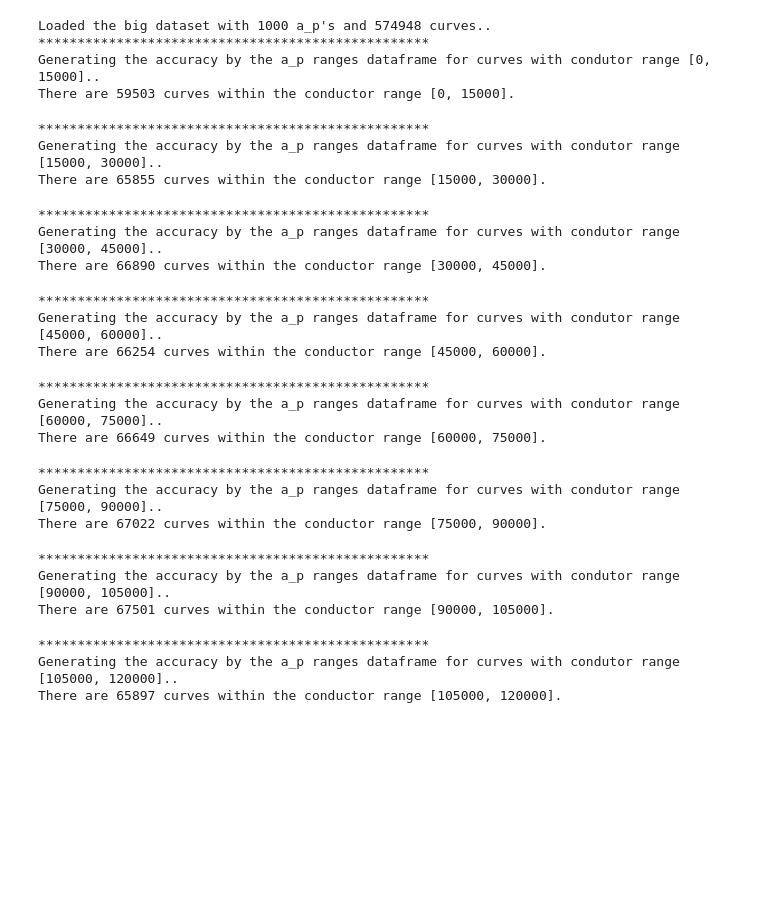
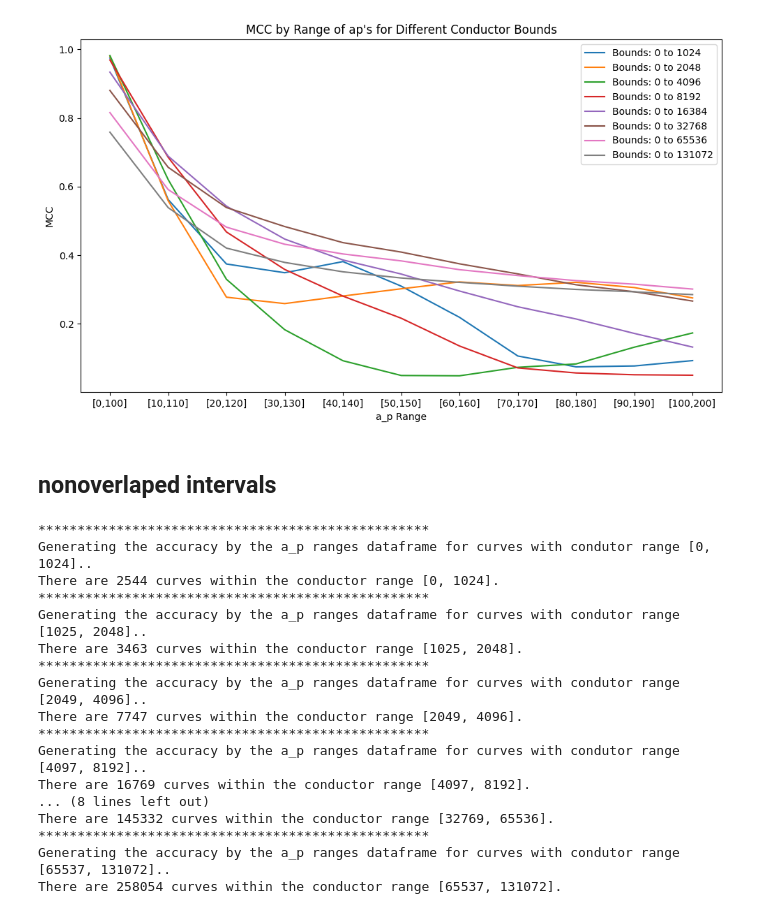
Before and after one commit to BarinderBanwait/ml_rnt, a Jupyter notebook: notebooks/AccuracyByApRange_Demo.ipynb, the cells around one changed output. Saved outputs shown, nothing was run; the diff lists cells and outputs as text; code cells hidden in the pictures; blank space fills up the shorter version.

```diff
--- a/notebooks/AccuracyByApRange_Demo.ipynb
+++ b/notebooks/AccuracyByApRange_Demo.ipynb
@@ -3,0 +7,3 @@ import utils
+# %%
+path = r"..\data_files\parquet_by_conductors\ecq_B_200_cond_0_123456_one_per_iso.parquet"
+df = utils.load_data(path)
@@ -4,10 +50,12 @@ import utils
+# %%
+utils.plot_AccuracyByApRange(res_dict, metric_name = metric.__name__, size = (10,6))
+# %% [output]
+[figure, added]
+# %% [markdown]
+## nonoverlaped intervals
 # %%
-path = r"../data_files/1000_aps/ecq_B_1000_all_one_per_iso_1_131017.parquet"
-df = utils.load_data(path)
-
 # choose your desired bounds (including the end points)
-conductor_range_size = 15000
-bounds_list = [((i-1)*conductor_range_size,i*conductor_range_size) for i in range(1,131017 // conductor_range_size + 1)]
+bounds_list = [(0,2**10)]+[(2**i + 1,2**(i+1)) for i in range(10,17)]
 
 # choose your model
 model = LogisticRegression(max_iter = 3000)
@@ -15,35 +63,30 @@ model = LogisticRegression(max_iter = 3000)
 # choose your desired number of a_p's
 n_ap = 100
 
-res_dict = {}
-# Example usage
-for bounds in bounds_list:
-   lower_bound, upper_bound = bounds
-   res_dict[bounds] = utils.Generate_AccByApRange_df(df, lower_bound, upper_bound, model, n_ap, ap_selection="rolling", rolling_jump=25)
+# choose your metric
+metric = matthews_corrcoef
-# %% [output]
-Loaded the big dataset with 1000 a_p's and 574948 curves..
-**************************************************
-Generating the accuracy by the a_p ranges dataframe for curves with condutor range [0, 15000]..
-There are 59503 curves within the conductor range [0, 15000].
-**************************************************
-Generating the accuracy by the a_p ranges dataframe for curves with condutor range [15000, 30000]..
-There are 65855 curves within the conductor range [15000, 30000].
-**************************************************
-Generating the accuracy by the a_p ranges dataframe for curves with condutor range [30000, 45000]..
-There are 66890 curves within the conductor range [30000, 45000].
-**************************************************
-Generating the accuracy by the a_p ranges dataframe for curves with condutor range [45000, 60000]..
-There are 66254 curves within the conductor range [45000, 60000].
-**************************************************
-Generating the accuracy by the a_p ranges dataframe for curves with condutor range [60000, 75000]..
-There are 66649 curves within the conductor range [60000, 75000].
-**************************************************
-Generating the accuracy by the a_p ranges dataframe for curves with condutor range [75000, 90000]..
-There are 67022 curves within the conductor range [75000, 90000].
-**************************************************
-Generating the accuracy by the a_p ranges dataframe for curves with condutor range [90000, 105000]..
-There are 67501 curves within the conductor range [90000, 105000].
-**************************************************
-Generating the accuracy by the a_p ranges dataframe for curves with condutor range [105000, 120000]..
-There are 65897 curves within the conductor range [105000, 120000].
+# %%
+res_dict_2 = {}
+# Example usage
+for bounds in bounds_list:
+   lower_bound, upper_bound = bounds
+   res_dict_2[bounds] = utils.Generate_AccByApRange_df(df, lower_bound, upper_bound, model, n_ap, ap_selection="rolling", stride=10, metric = metric)
+# %% [output]
+**************************************************
+Generating the accuracy by the a_p ranges dataframe for curves with condutor range [0, 1024]..
+There are 2544 curves within the conductor range [0, 1024].
+**************************************************
+Generating the accuracy by the a_p ranges dataframe for curves with condutor range [1025, 2048]..
+There are 3463 curves within the conductor range [1025, 2048].
+**************************************************
+Generating the accuracy by the a_p ranges dataframe for curves with condutor range [2049, 4096]..
+There are 7747 curves within the conductor range [2049, 4096].
+**************************************************
+Generating the accuracy by the a_p ranges dataframe for curves with condutor range [4097, 8192]..
+There are 16769 curves within the conductor range [4097, 8192].
+... (8 lines left out)
+There are 145332 curves within the conductor range [32769, 65536].
+**************************************************
+Generating the accuracy by the a_p ranges dataframe for curves with condutor range [65537, 131072]..
+There are 258054 curves within the conductor range [65537, 131072].
 # %%
```
Also changed, not shown: parts of 23 cells of this notebook, 1 other file.
